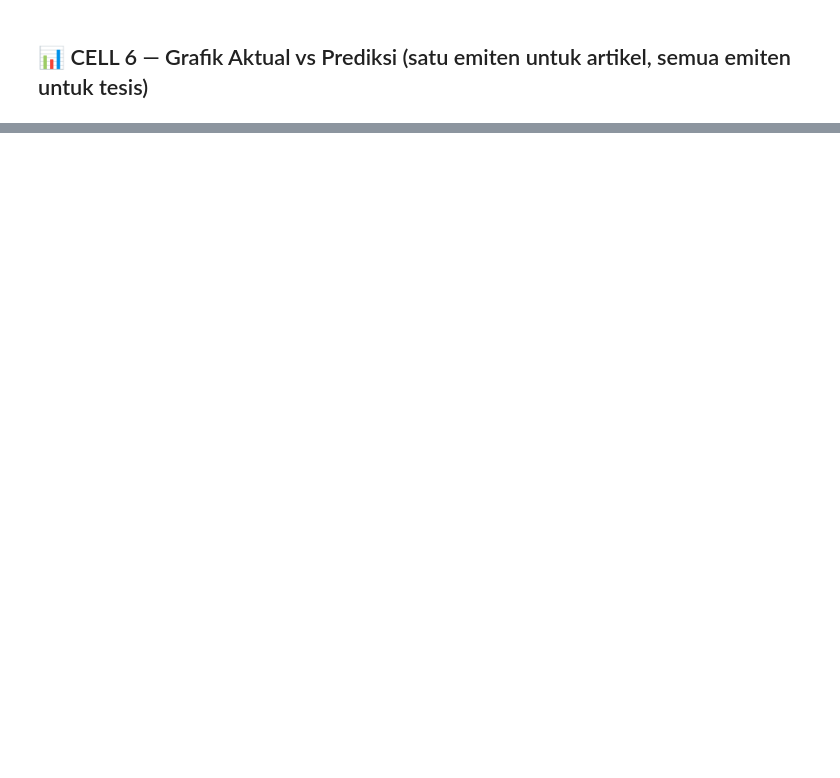
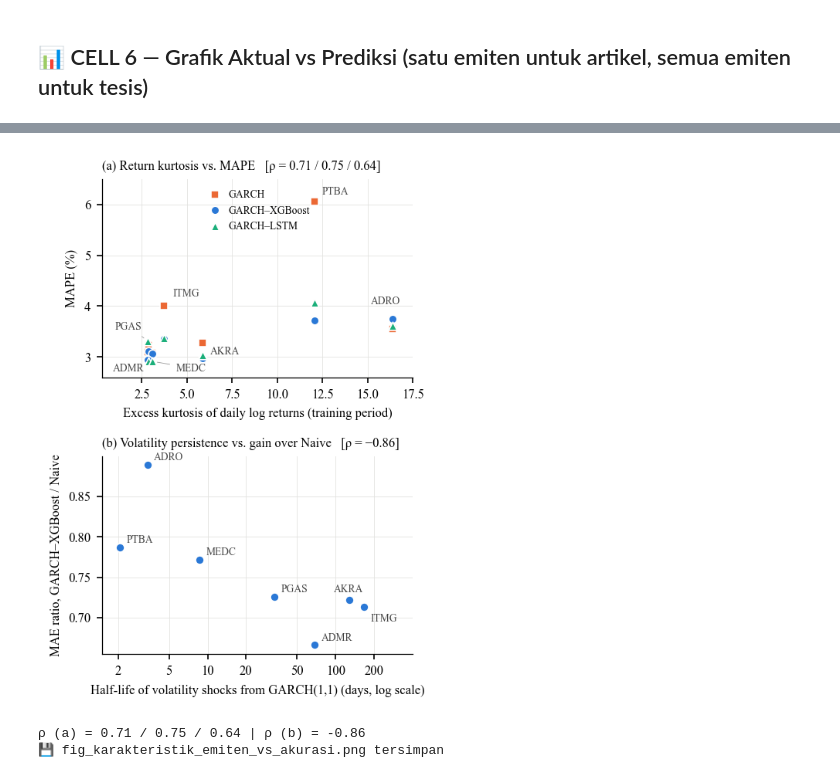
Before and after one commit to ilsy16-inv/sentiment-driven-volatility-prediction, a Jupyter notebook: 02_preprocessing/teknikal/FIX/FIX_revisi konferensi/EVALUASI_baseline_DM_v3.ipynb, the cells around one changed output, grey strips where cells are left out. Drawn from its saved outputs; the diff is of its cells as text; code cells hidden in the pictures; blank space fills up the shorter version.

```diff
--- a/02_preprocessing/teknikal/FIX/FIX_revisi konferensi/EVALUASI_baseline_DM_v3.ipynb
+++ b/02_preprocessing/teknikal/FIX/FIX_revisi konferensi/EVALUASI_baseline_DM_v3.ipynb
@@ -391 +484,62 @@ print('💾 Gambar tersimpan.')
 💾 Gambar tersimpan.
+# %%
+# ==============================================================================
+# CELL 5B — Gambar karakteristik emiten vs akurasi (→ Fig. 3 artikel)
+# ==============================================================================
+from matplotlib.ticker import FixedLocator, FixedFormatter, NullLocator
+
+E = URUTAN_EMITEN
+t = tab[tab.Emiten.isin(E)]
+mape  = t.pivot(index='Emiten', columns='Model', values='MAPE (%)').reindex(E)
+mae   = t.pivot(index='Emiten', columns='Model', values='MAE (1e-3)').reindex(E)
+kurt  = df_kar.set_index('Emiten').loc[E, 'Kurtosis return']
+hl    = df_par.set_index('Emiten').loc[E, 'Half-life (hari)']
+ratio = mae['XGBoost'] / mae['Naive']
+
+with plt.rc_context({'font.family': 'Times New Roman', 'font.size': 8, 'axes.linewidth': 0.6}):
+    fig, (a1, a2) = plt.subplots(2, 1, figsize=(3.5, 4.9))
+
+# (a) Kurtosis vs MAPE
+SERI = [('GARCH(1,1)', 'GARCH', '#eb6834', 's'),
+        ('XGBoost', 'GARCH–XGBoost', '#2a78d6', 'o'),
+        ('LSTM', 'GARCH–LSTM', '#1baf7a', '^')]
+for kol, lab, c, m in SERI:
+    a1.scatter(kurt, mape[kol], s=26, marker=m, color=c, edgecolor='white', linewidth=0.8, label=lab, zorder=3)
+LBL = {'ADRO': (15.2, 4.05), 'PTBA': (12.5, 6.2), 'ITMG': (4.2, 4.2), 'AKRA': (6.3, 3.05),
+       'PGAS': (1.0, 3.55), 'ADMR': (0.9, 2.72), 'MEDC': (4.4, 2.72)}
+for e, (x, y) in LBL.items():
+    yy = mape.loc[e, ['GARCH(1,1)', 'XGBoost', 'LSTM']]
+    a1.annotate(e, (kurt[e], yy.max() if y > yy.max() else yy.min()), xytext=(x, y), fontsize=6.5, color='#444',
+                arrowprops=dict(arrowstyle='-', color='#999', lw=0.4, shrinkB=3) if e in ('PGAS', 'ADMR', 'MEDC') else None)
+r_a = [kurt.corr(mape[k], method='spearman') for k in ('GARCH(1,1)', 'XGBoost', 'LSTM')]
+a1.set_title(f'(a) Return kurtosis vs. MAPE   [ρ = {r_a[0]:.2f} / {r_a[1]:.2f} / {r_a[2]:.2f}]', fontsize=8, loc='left')
+a1.set_xlabel('Excess kurtosis of daily log returns (training period)'); a1.set_ylabel('MAPE (%)')
+a1.set_xlim(0.3, 17.5); a1.set_ylim(2.6, 6.5)
+a1.legend(fontsize=6.5, frameon=False, loc='upper center', handletextpad=0.3)
+
+# (b) Half-life vs rasio MAE G-XGB / Naive
+a2.scatter(hl, ratio, s=28, color='#2a78d6', edgecolor='white', linewidth=0.8, zorder=3)
+for e in E:
+    off = (4, -9) if e == 'ITMG' else (-10, 5) if e == 'AKRA' else (4, 3)
+    a2.annotate(e, (hl[e], ratio[e]), xytext=off, textcoords='offset points', fontsize=6.5, color='#444')
+r_b = hl.corr(ratio, method='spearman')
+a2.set_title(f'(b) Volatility persistence vs. gain over Naive   [ρ = {r_b:.2f}]'.replace('-', '−'), fontsize=8, loc='left')
+a2.set_xscale('log'); a2.set_xlim(1.5, 400)
+a2.xaxis.set_major_locator(FixedLocator([2, 5, 10, 20, 50, 100, 200]))
+a2.xaxis.set_major_formatter(FixedFormatter(['2', '5', '10', '20', '50', '100', '200']))
+a2.xaxis.set_minor_locator(NullLocator())
+a2.set_xlabel('Half-life of volatility shocks from GARCH(1,1) (days, log scale)')
+a2.set_ylabel('MAE ratio, GARCH–XGBoost / Naive')
+
+for ax in (a1, a2):
+    ax.grid(True, color='#e3e3e0', linewidth=0.4); ax.set_axisbelow(True)
+    for s in ('top', 'right'): ax.spines[s].set_visible(False)
+fig.tight_layout(h_pad=1.2)
+fig.savefig(DIR_GAMBAR / 'fig_karakteristik_emiten_vs_akurasi.png', dpi=600, bbox_inches='tight')
+plt.show()
+print(f'ρ (a) = {r_a[0]:.2f} / {r_a[1]:.2f} / {r_a[2]:.2f} | ρ (b) = {r_b:.2f}')
+print('💾 fig_karakteristik_emiten_vs_akurasi.png tersimpan')
+# %% [output]
+[figure, added]
+ρ (a) = 0.71 / 0.75 / 0.64 | ρ (b) = -0.86
+💾 fig_karakteristik_emiten_vs_akurasi.png tersimpan
```
Also changed, not shown: parts of 9 cells of this notebook, 1 other file.
